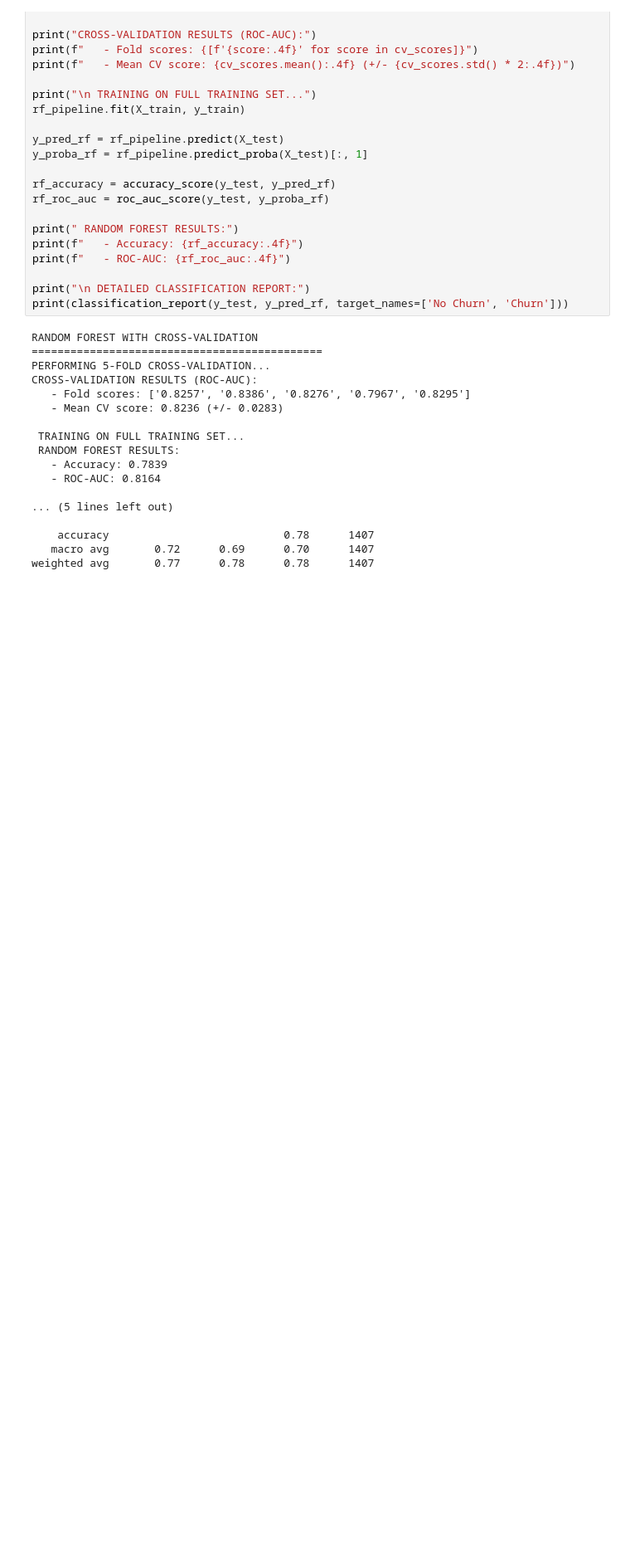
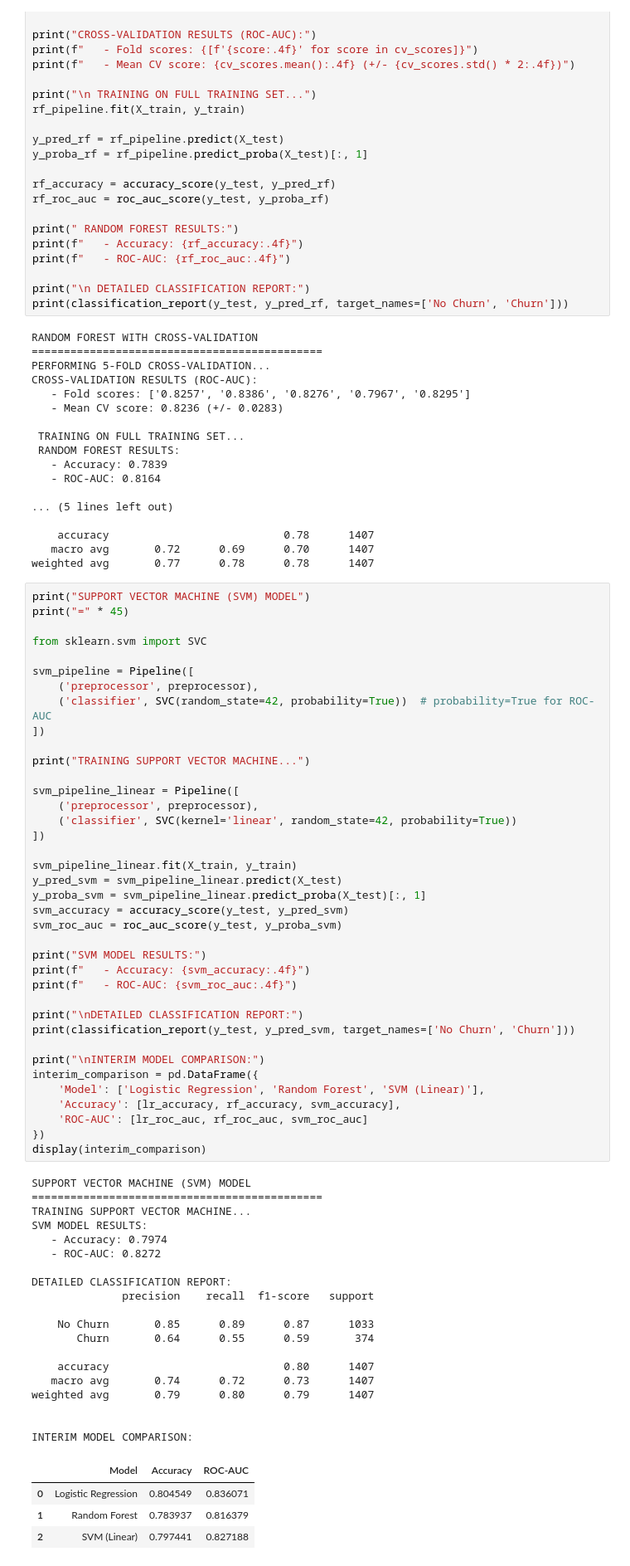
Before and after one commit to MariaImran2023/Telco-customer-churn, a Jupyter notebook: telco_churn_notebook.ipynb, the cells around one changed output. Shown: that part at 83% size. Drawn from its saved outputs; the diff is of its cells as text; blank space fills up the shorter version.

```diff
--- a/telco_churn_notebook.ipynb
+++ b/telco_churn_notebook.ipynb
@@ -537,3 +537,65 @@ CROSS-VALIDATION RESULTS (ROC-AUC):
     accuracy                           0.78      1407
    macro avg       0.72      0.69      0.70      1407
 weighted avg       0.77      0.78      0.78      1407
+# %%
+print("SUPPORT VECTOR MACHINE (SVM) MODEL")
+print("=" * 45)
+
+from sklearn.svm import SVC
+
+svm_pipeline = Pipeline([
+    ('preprocessor', preprocessor),
+    ('classifier', SVC(random_state=42, probability=True))  # probability=True for ROC-AUC
+])
+
+print("TRAINING SUPPORT VECTOR MACHINE...")
+
+svm_pipeline_linear = Pipeline([
+    ('preprocessor', preprocessor),
+    ('classifier', SVC(kernel='linear', random_state=42, probability=True))
+])
+
+svm_pipeline_linear.fit(X_train, y_train)
+y_pred_svm = svm_pipeline_linear.predict(X_test)
+y_proba_svm = svm_pipeline_linear.predict_proba(X_test)[:, 1]
+svm_accuracy = accuracy_score(y_test, y_pred_svm)
+svm_roc_auc = roc_auc_score(y_test, y_proba_svm)
+
+print("SVM MODEL RESULTS:")
+print(f"   - Accuracy: {svm_accuracy:.4f}")
+print(f"   - ROC-AUC: {svm_roc_auc:.4f}")
+
+print("\nDETAILED CLASSIFICATION REPORT:")
+print(classification_report(y_test, y_pred_svm, target_names=['No Churn', 'Churn']))
+
+print("\nINTERIM MODEL COMPARISON:")
+interim_comparison = pd.DataFrame({
+    'Model': ['Logistic Regression', 'Random Forest', 'SVM (Linear)'],
+    'Accuracy': [lr_accuracy, rf_accuracy, svm_accuracy],
+    'ROC-AUC': [lr_roc_auc, rf_roc_auc, svm_roc_auc]
+})
+display(interim_comparison)
+# %% [output]
+SUPPORT VECTOR MACHINE (SVM) MODEL
+=============================================
+TRAINING SUPPORT VECTOR MACHINE...
+SVM MODEL RESULTS:
+   - Accuracy: 0.7974
+   - ROC-AUC: 0.8272
+
+DETAILED CLASSIFICATION REPORT:
+              precision    recall  f1-score   support
+
+    No Churn       0.85      0.89      0.87      1033
+       Churn       0.64      0.55      0.59       374
+
+    accuracy                           0.80      1407
+   macro avg       0.74      0.72      0.73      1407
+weighted avg       0.79      0.80      0.79      1407
+
+
+INTERIM MODEL COMPARISON:
+|  | Model | Accuracy | ROC-AUC |
+| 0 | Logistic Regression | 0.804549 | 0.836071 |
+| 1 | Random Forest | 0.783937 | 0.816379 |
+| 2 | SVM (Linear) | 0.797441 | 0.827188 |
```
Also changed, not shown: parts of 2 cells of this notebook.
